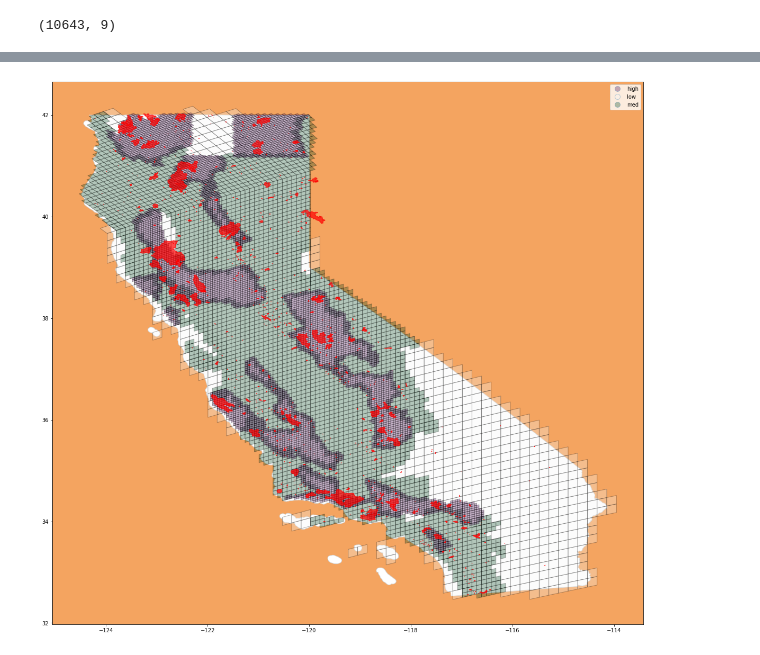
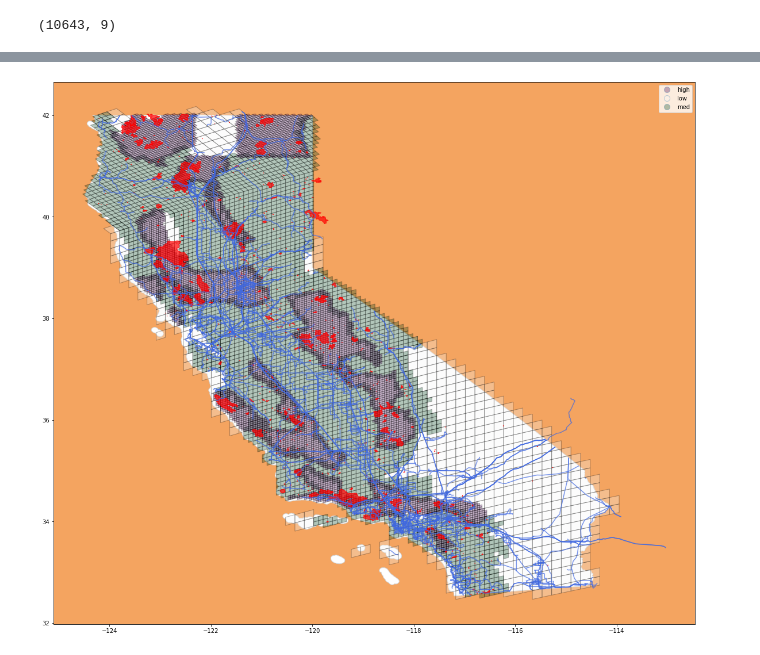
Before and after one commit to jayzuniga/w210_Wildfire, a Jupyter notebook: DataPrep/CA_S2_Conversion_v2.ipynb, the cells around one changed output, grey strips where cells are left out. Cells and saved outputs as stored; diff of their text form; code cells hidden in the pictures.

```diff
--- a/DataPrep/CA_S2_Conversion_v2.ipynb
+++ b/DataPrep/CA_S2_Conversion_v2.ipynb
@@ -843,3 +843,6 @@ ca_s2_geom_gdf.head()
 | 4 | VEF | Death Valley National Park | CA227 | ee | 2.001602 | 37.487592 | low | 80be4c | POLYGON ((-118.2994349957241 37.2... |
 # %%
 ca_s2_geom_gdf.to_file('./Data/Processed/CA_S2Cells/CA_S2Cells.shp', driver='ESRI Shapefile')
+# %%
+ca_s2_geom_gdf['geometry'] = ca_s2_geom_gdf.centroid
+ca_s2_geom_gdf.head()
@@ -859,0 +872,3 @@ check.head()
+# %%
+tl_df = gpd.read_file("./Data/Transmission_Line/Transmission_Line.shp")
+tl_df.head()
@@ -860,11 +882,12 @@ check.head()
 # %%
 fig, ax = plt.subplots(figsize=(20,20))
 ax.set_aspect('equal')
 ax.set_facecolor('sandybrown')
 ca_df.plot(ax=ax, color='white', edgecolor='lightgrey')
 # fz_df.plot(ax=ax, column='FZ_grp', edgecolor='darkblue', cmap='PRGn', legend=True, alpha=0.5)
 ca_s2_geom_gdf.plot(ax=ax, column='FZ_grp', cmap='PRGn', edgecolor='black', legend=True, alpha=0.3)
+tl_df.plot(ax=ax, color='royalblue', alpha=0.7)
 cal_fire_hist_df[cal_fire_hist_df.YEAR>=2016].plot(ax=ax, color='red', edgecolor='red', alpha=0.7)
 plt.show()
 # %% [output]
-[figure, old version]
+[figure, new version]
```
Also changed, not shown: parts of 6 cells of this notebook, 9 other files.
